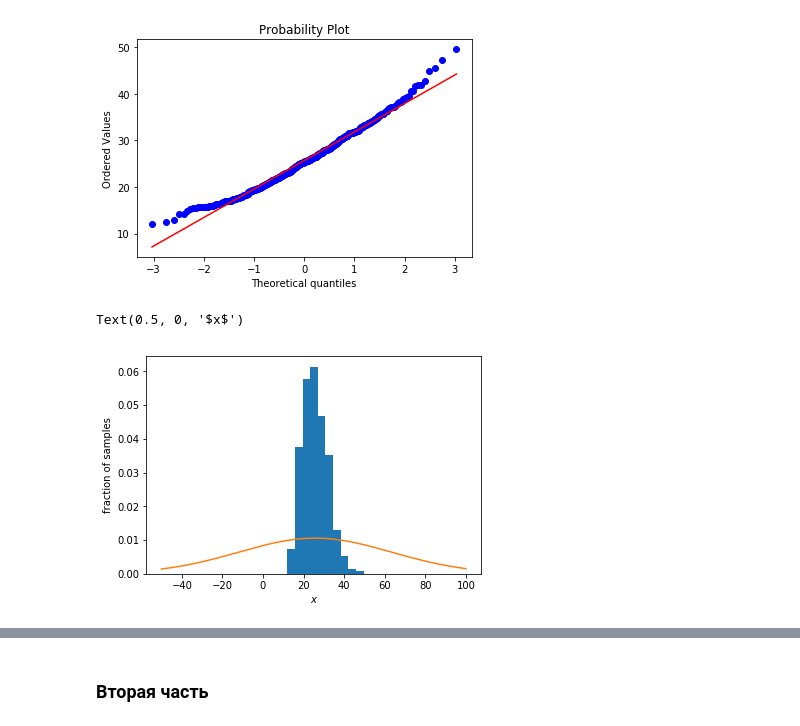
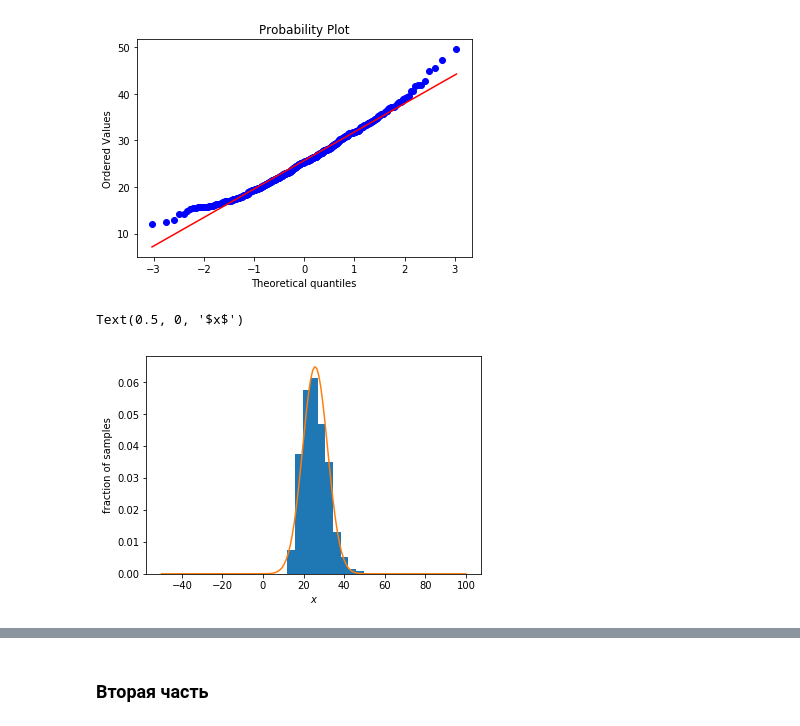
Before and after one commit to dataeli/netology-terver, a Jupyter notebook: hw3.ipynb, the cells around one changed output, grey strips where cells are left out. Cells and saved outputs as stored; diff of their text form; code cells hidden in the pictures.

```diff
--- a/hw3.ipynb
+++ b/hw3.ipynb
@@ -111,11 +111,11 @@ qqplot = stats.probplot(diag_data, plot=plt)
 [figure]
 # %%
 sp =np.linspace(-50, 100, 150)
-pdf = stats.norm(diag_data.mean(), diag_data.var()).pdf(sp)
+pdf = stats.norm(diag_data.mean(), diag_data.std()).pdf(sp)
 plt.hist(diag_data, density=True)
 plt.plot(sp, pdf)
 plt.ylabel('fraction of samples')
 plt.xlabel('$x$')
 # %% [output]
 Text(0.5, 0, '$x$')
-[figure, old version]
+[figure, new version]
```
Also changed, not shown: parts of 2 cells of this notebook.
